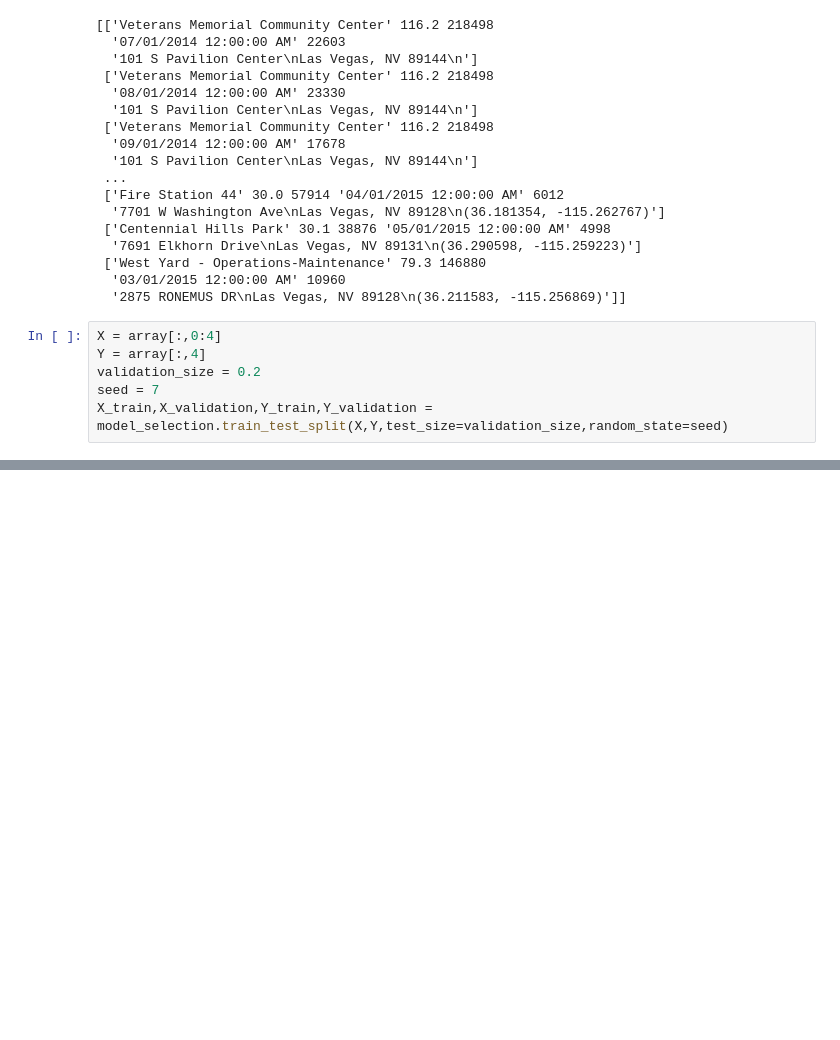
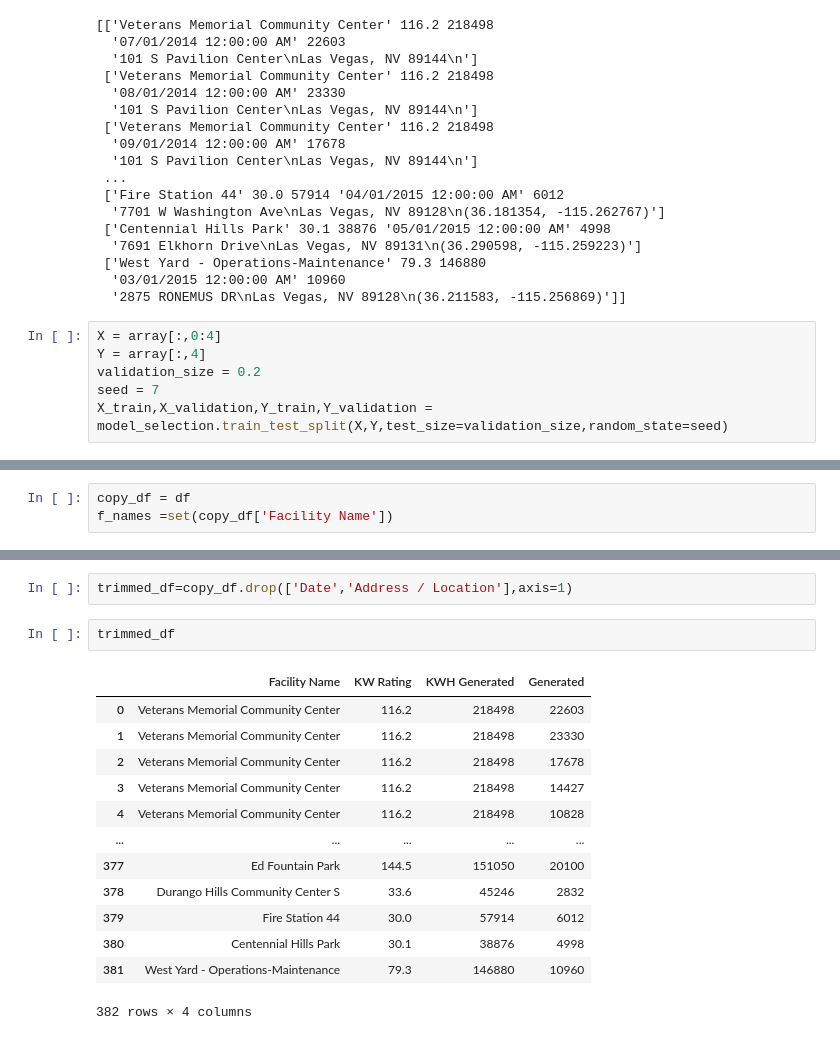
Before and after one commit to gautumsvp7/SolarDataSetPublic, a Jupyter notebook: Solar_Dataset.ipynb, the cells around one changed output, grey strips where cells are left out. Saved outputs shown, nothing was run; the diff lists cells and outputs as text; blank space fills up the shorter version.

```diff
--- a/Solar_Dataset.ipynb
+++ b/Solar_Dataset.ipynb
@@ -165,0 +122,3 @@ ValueError: could not convert string to float: 'Fire Station 8'
+# %%
+copy_df = df
+f_names =set(copy_df['Facility Name'])
@@ -165,0 +135,18 @@ ValueError: could not convert string to float: 'Fire Station 8'
+# %%
+trimmed_df=copy_df.drop(['Date','Address / Location'],axis=1)
+# %%
+trimmed_df
+# %% [output]
+|  | Facility Name | KW Rating | KWH Generated | Generated |
+| 0 | Veterans Memorial Community Center | 116.2 | 218498 | 22603 |
+| 1 | Veterans Memorial Community Center | 116.2 | 218498 | 23330 |
+| 2 | Veterans Memorial Community Center | 116.2 | 218498 | 17678 |
+| 3 | Veterans Memorial Community Center | 116.2 | 218498 | 14427 |
+| 4 | Veterans Memorial Community Center | 116.2 | 218498 | 10828 |
+| ... | ... | ... | ... | ... |
+| 377 | Ed Fountain Park | 144.5 | 151050 | 20100 |
+| 378 | Durango Hills Community Center S | 33.6 | 45246 | 2832 |
+| 379 | Fire Station 44 | 30.0 | 57914 | 6012 |
+| 380 | Centennial Hills Park | 30.1 | 38876 | 4998 |
+| 381 | West Yard - Operations-Maintenance | 79.3 | 146880 | 10960 |
+382 rows × 4 columns
```
Also changed, not shown: parts of 3 cells of this notebook.
